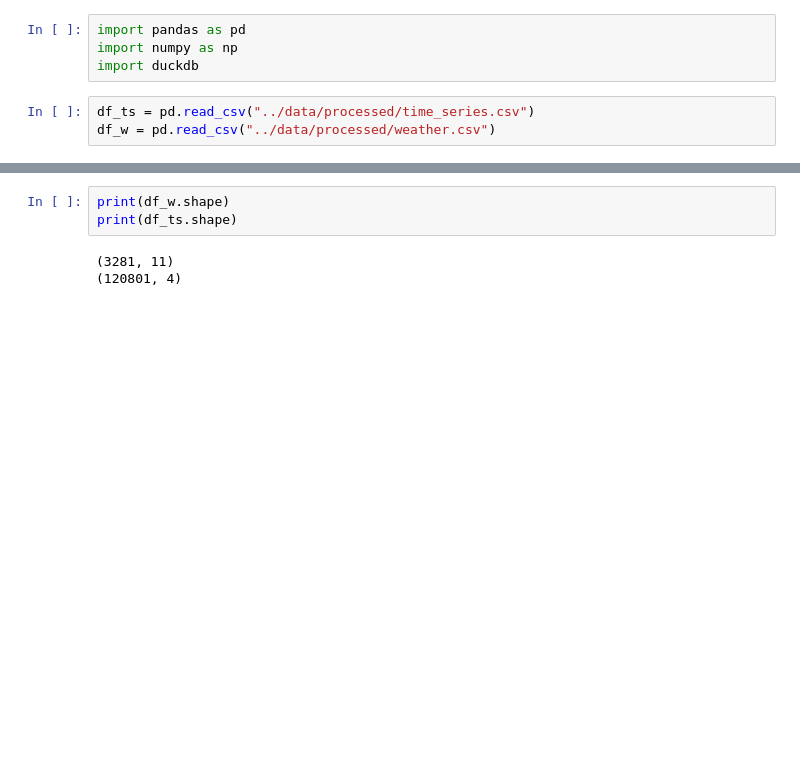
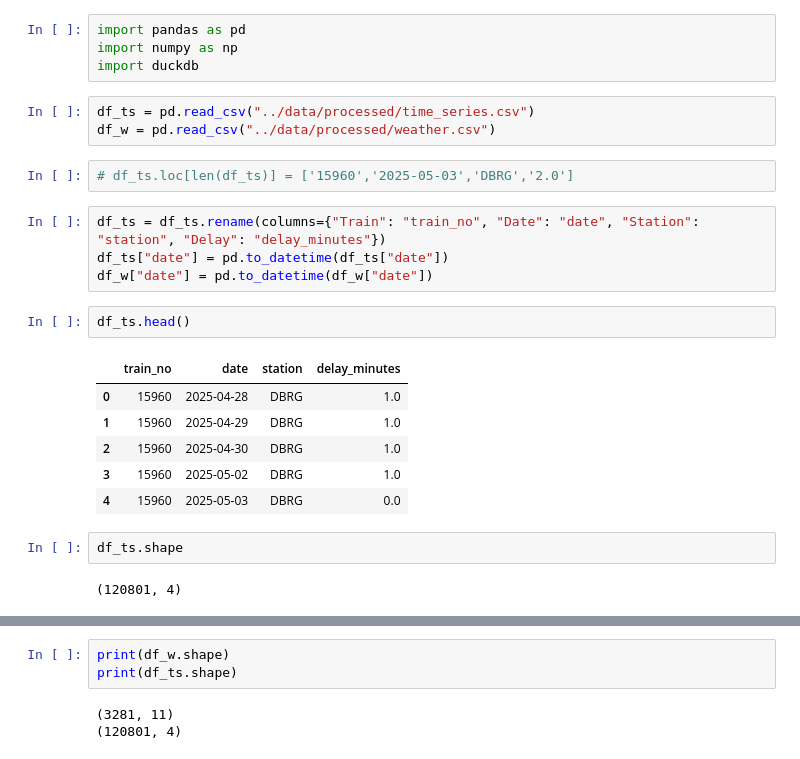
Before and after one commit to Abhinabk/Ne_train_pipeline, a Jupyter notebook: analysis/data_quality.ipynb, the cells around one changed output, grey strips where cells are left out. Cells and saved outputs as stored; diff of their text form; blank space fills up the shorter version.

```diff
--- a/analysis/data_quality.ipynb
+++ b/analysis/data_quality.ipynb
@@ -5,3 +5,22 @@ import duckdb
 # %%
 df_ts = pd.read_csv("../data/processed/time_series.csv")
 df_w = pd.read_csv("../data/processed/weather.csv")
+# %%
+# df_ts.loc[len(df_ts)] = ['15960','2025-05-03','DBRG','2.0']
+# %%
+df_ts = df_ts.rename(columns={"Train": "train_no", "Date": "date", "Station": "station", "Delay": "delay_minutes"})
+df_ts["date"] = pd.to_datetime(df_ts["date"])
+df_w["date"] = pd.to_datetime(df_w["date"])
+# %%
+df_ts.head()
+# %% [output]
+|  | train_no | date | station | delay_minutes |
+| 0 | 15960 | 2025-04-28 | DBRG | 1.0 |
+| 1 | 15960 | 2025-04-29 | DBRG | 1.0 |
+| 2 | 15960 | 2025-04-30 | DBRG | 1.0 |
+| 3 | 15960 | 2025-05-02 | DBRG | 1.0 |
+| 4 | 15960 | 2025-05-03 | DBRG | 0.0 |
+# %%
+df_ts.shape
+# %% [output]
+(120801, 4)
```
Also changed, not shown: parts of 8 cells of this notebook, 3 other files.
